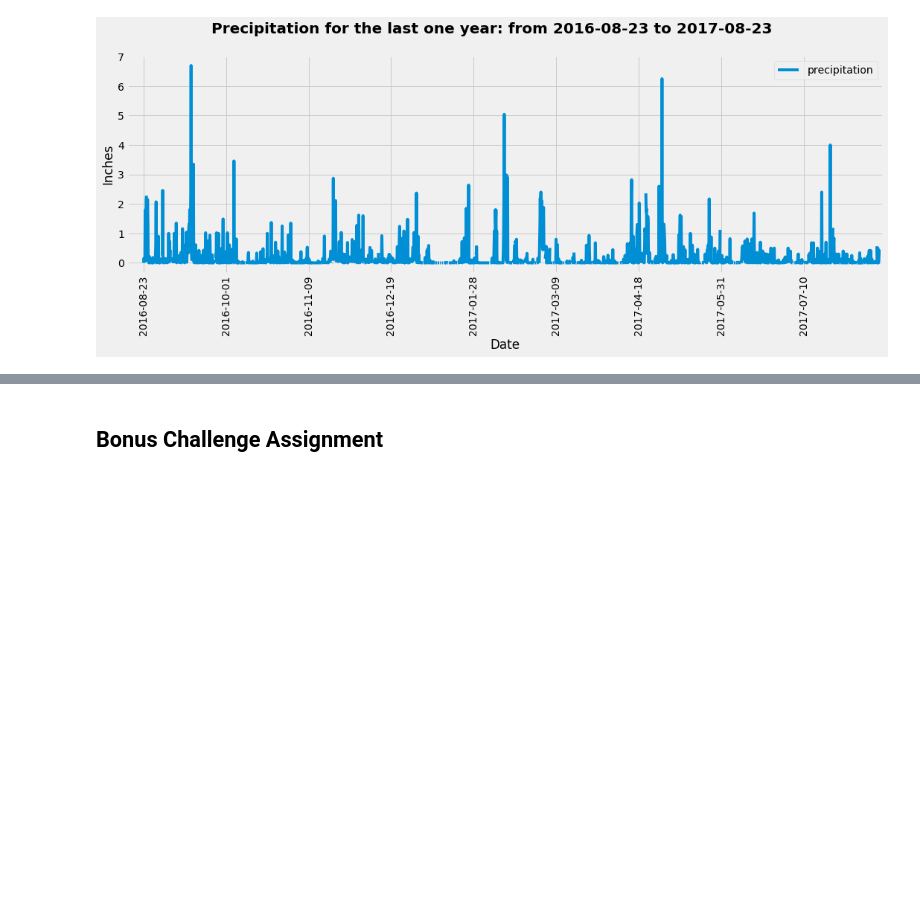
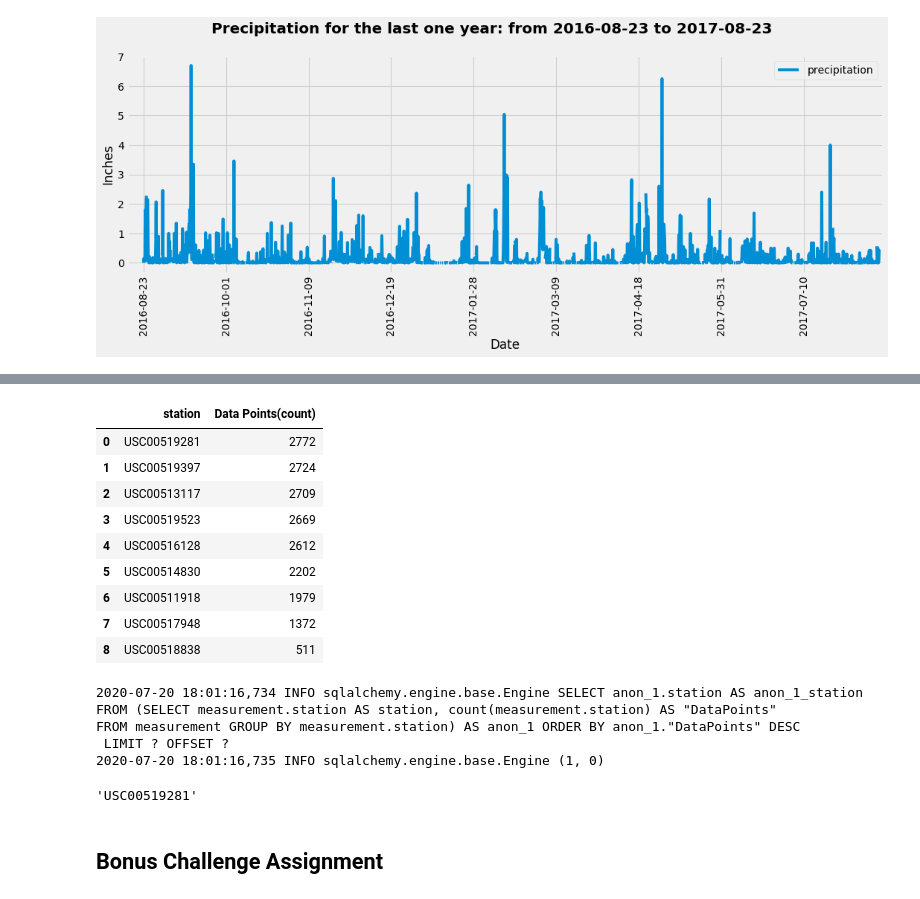
Before and after one commit to bnarath/Hawaii_Climate_App, a Jupyter notebook: Code/climate_starter.ipynb, the cells around one changed output, grey strips where cells are left out. Saved outputs shown, nothing was run; the diff lists cells and outputs as text; code cells hidden in the pictures; blank space fills up the shorter version.

```diff
--- a/Code/climate_starter.ipynb
+++ b/Code/climate_starter.ipynb
@@ -218,0 +259,14 @@ Text(0, 0.5, 'Inches')
+# %%
+# What are the most active stations? (i.e. what stations have the most rows)?
+# List the stations and the counts in descending order.
+pd.read_sql(session.query(Measurement.station, func.count(Measurement.station).label("Data Points(count)")).\
+group_by(Measurement.station).order_by(func.count(Measurement.station).desc()).statement, session.bind)
+
+#Which station has the highest number of observations?
+#create a subquery
+station_observation = session.query(Measurement.station.label("station"), func.count(Measurement.station).label("DataPoints")).\
+group_by(Measurement.station).subquery()
+
+most_active_station = session.query(station_observation.c.station).order_by(station_observation.c.DataPoints.desc()).limit(1).scalar()
+most_active_station
+# %% [output]
@@ -219,3 +276,19 @@ Text(0, 0.5, 'Inches')
+|  | station | Data Points(count) |
+| 0 | USC00519281 | 2772 |
+| 1 | USC00519397 | 2724 |
+| 2 | USC00513117 | 2709 |
+| 3 | USC00519523 | 2669 |
+| 4 | USC00516128 | 2612 |
+| 5 | USC00514830 | 2202 |
+| 6 | USC00511918 | 1979 |
+| 7 | USC00517948 | 1372 |
+| 8 | USC00518838 | 511 |
+2020-07-20 18:01:16,734 INFO sqlalchemy.engine.base.Engine SELECT anon_1.station AS anon_1_station
+FROM (SELECT measurement.station AS station, count(measurement.station) AS "DataPoints"
+FROM measurement GROUP BY measurement.station) AS anon_1 ORDER BY anon_1."DataPoints" DESC
+ LIMIT ? OFFSET ?
+2020-07-20 18:01:16,735 INFO sqlalchemy.engine.base.Engine (1, 0)
+'USC00519281'
 # %%
 # Using the station id from the previous query, calculate the lowest temperature recorded,
 # highest temperature recorded, and average temperature of the most active station?
```
Also changed, not shown: parts of 11 cells of this notebook, 1 other file.
